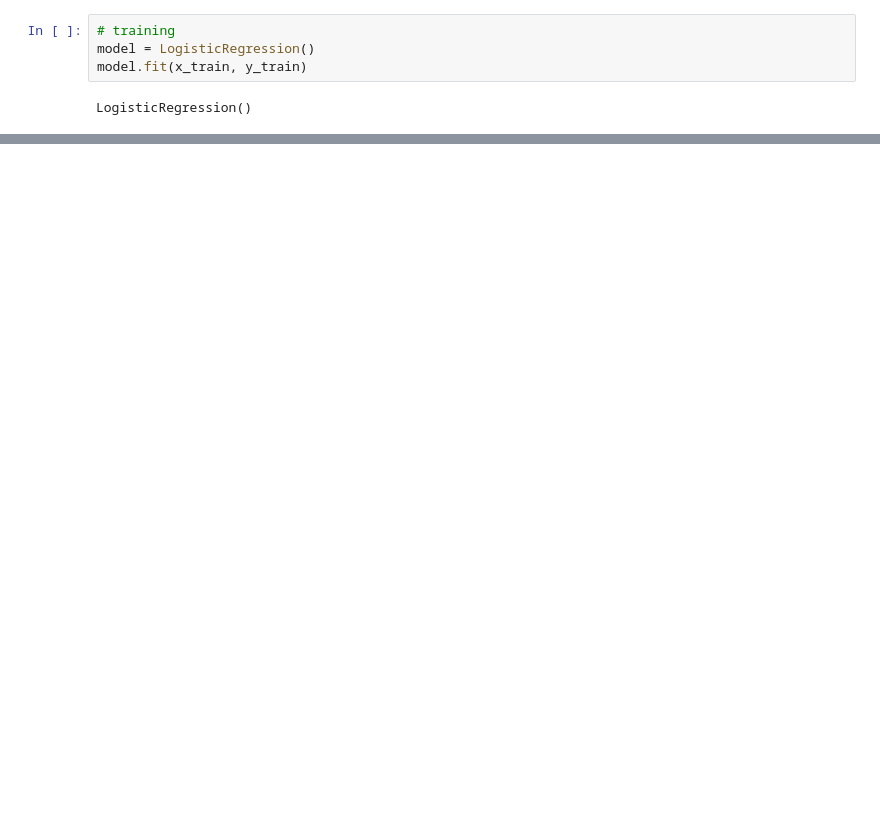
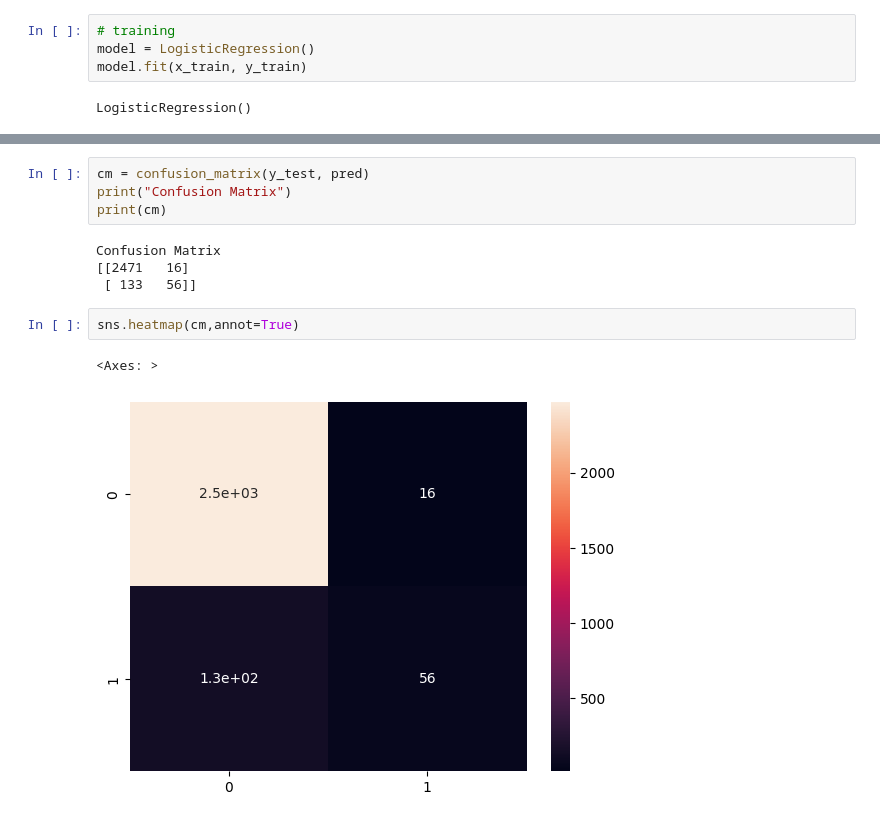
Before and after one commit to ANSHUMITRA22/Twitter-Sentiments, a Jupyter notebook: Twitter_Sentiment.ipynb, the cells around one changed output, grey strips where cells are left out. Drawn from its saved outputs; the diff is of its cells as text; blank space fills up the shorter version.

```diff
--- a/Twitter_Sentiment.ipynb
+++ b/Twitter_Sentiment.ipynb
@@ -275,0 +305,13 @@ accuracy_score(y_test,pred)
+# %%
+cm = confusion_matrix(y_test, pred)
+print("Confusion Matrix")
+print(cm)
+# %% [output]
+Confusion Matrix
+[[2471   16]
+ [ 133   56]]
+# %%
+sns.heatmap(cm,annot=True)
+# %% [output]
+<Axes: >
+[figure, added]
```
Also changed, not shown: parts of 15 cells of this notebook.
